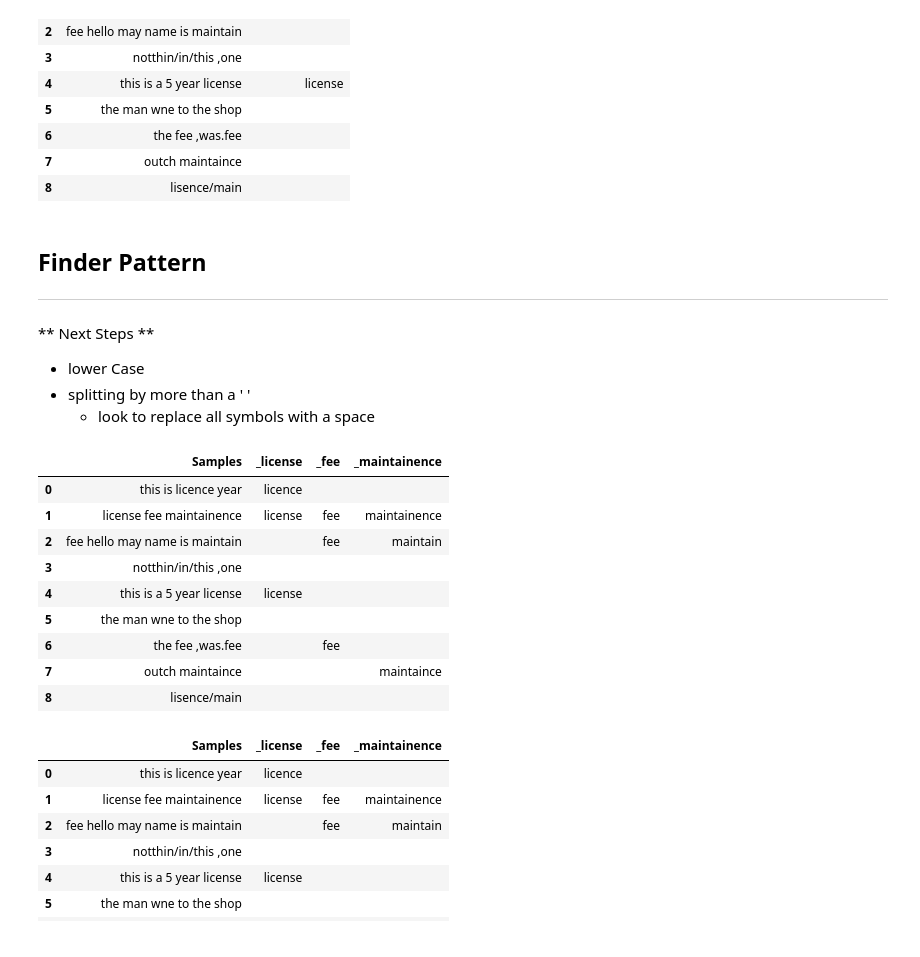
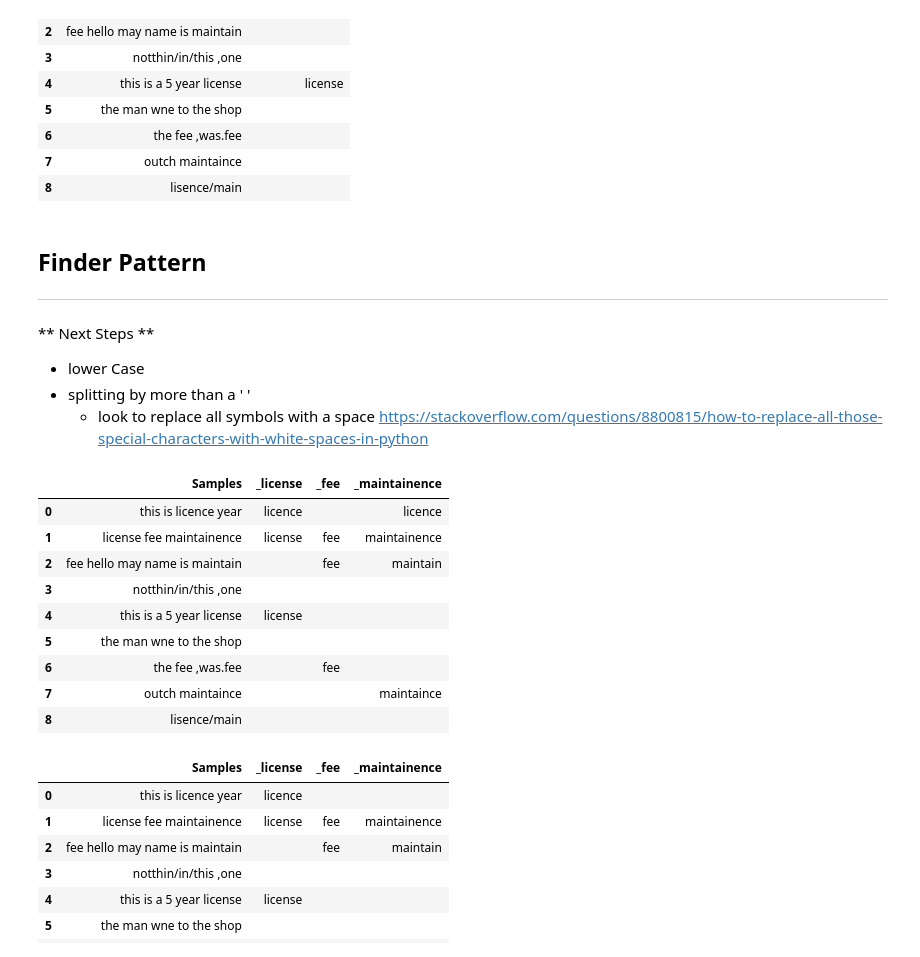
Before and after one commit to stephMint/List-string-comparisons, a Jupyter notebook: ListComparison.ipynb, the cells around one changed output. Drawn from its saved outputs; the diff is of its cells as text; code cells hidden in the pictures.

```diff
--- a/ListComparison.ipynb
+++ b/ListComparison.ipynb
@@ -310,32 +310,33 @@ df_search
 * lower Case
 * splitting by more than a ' '
     * look to replace all symbols with a space
+    https://stackoverflow.com/questions/8800815/how-to-replace-all-those-special-characters-with-white-spaces-in-python
 # %%
 # filepath
 data_file = 'strings.xlsx'
 
 #create daraframe
 df = pd.read_excel(data_file, sheet_name= 'strings')
 
 # search words
 search_lst = ['license' , 'fee', 'maintainence']
 # find match tolerance
-tolerance = 0.6
+tolerance = 0.5
 
 # lower case
 df['search_col'] = df['Samples'].str.lower()
 
 # process
 word_finder = lambda x: ''.join(dl.get_close_matches(words, x.split(' '), 1, tolerance))
 for words in search_lst:
     df['_' + words] = df['search_col'].apply(word_finder)
 
 # drop search_ column
 df.drop(columns='search_col', inplace= True)
 df
 # %% [output]
 |  | Samples | _license | _fee | _maintainence |
-| 0 | this is licence year | licence |  |  |
+| 0 | this is licence year | licence |  | licence |
 | 1 | license fee maintainence | license | fee | maintainence |
 | 2 | fee hello may name is maintain |  | fee | maintain |
 | 3 | notthin/in/this ,one |  |  |  |
```
